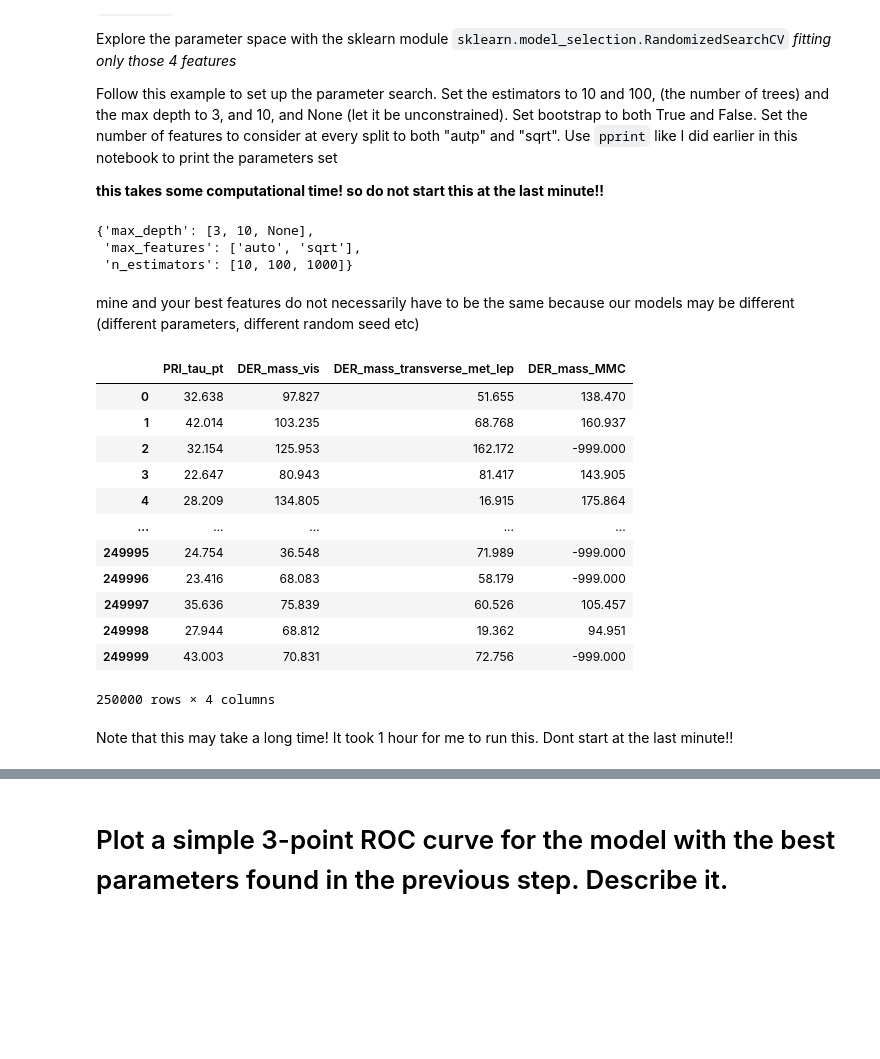
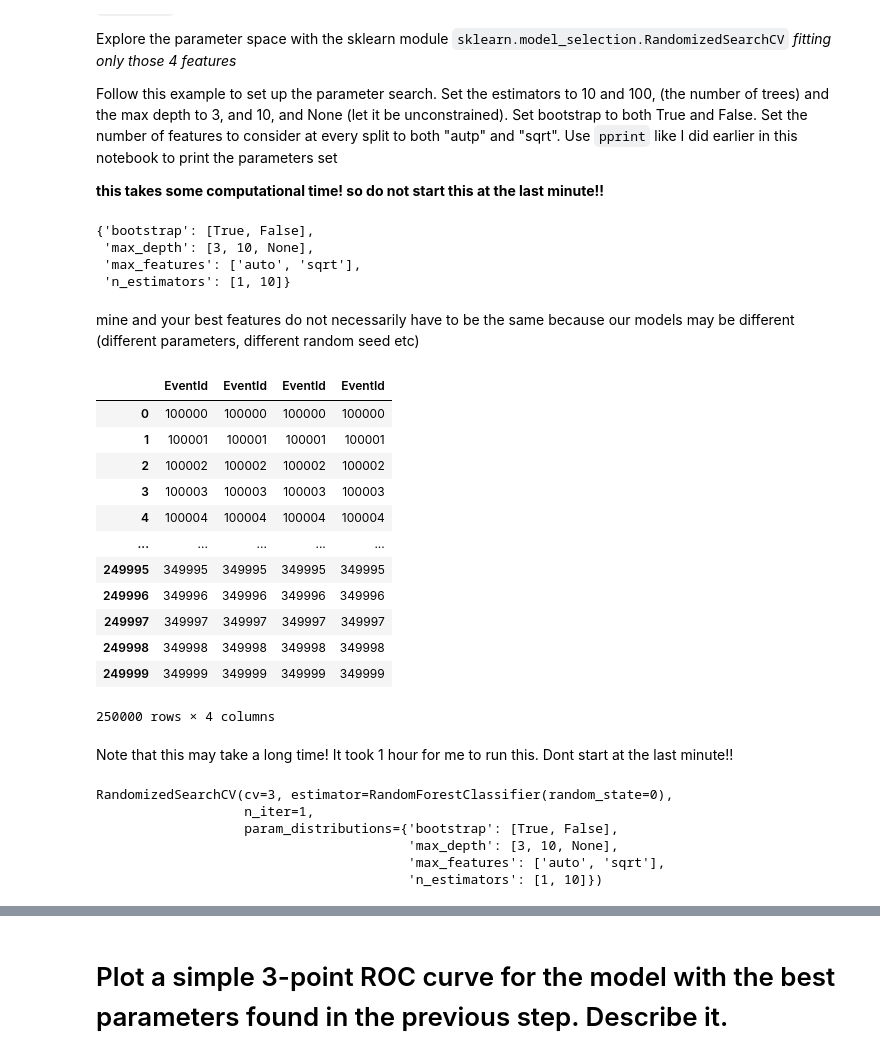
Before and after one commit to ElenaManari/MLPNS_EManari, a Jupyter notebook: Elena_higgsbosonSearch.ipynb, the cells around one changed output, grey strips where cells are left out. Drawn from its saved outputs; the diff is of its cells as text; code cells hidden in the pictures; blank space fills up the shorter version.

````diff
--- a/Elena_higgsbosonSearch.ipynb
+++ b/Elena_higgsbosonSearch.ipynb
@@ -173,2 +148,2 @@ Parameters currently in use:
 # %%
-gbt = GradientBoostingClassifier(...)
+gbt = GradientBoostingClassifier(random_state=0)
@@ -175,3 +154,3 @@ gbt = GradientBoostingClassifier(...)
 # %%
-rf.fit(...)
-gbt.fit(...)
+rf.fit(X_train,labels_train)
+gbt.fit(X_train,labels_train)
@@ -230,7 +216,7 @@ traindata_weights, testdata_weights, train_weights, test_weights = ...
 # %%
-from sklearn.ensemble import RandomForestRegressor
+from sklearn.ensemble import RandomForestRegressor, GradientBoostingRegressor
 rfR = RandomForestRegressor(n_estimators=100, max_depth=3,
                                   random_state=0)
-rfR.fit(...)
-gbtR = ...
-gbtR.fit(...)
+rfR.fit(X_train, weights_train)
+gbtR =GradientBoostingRegressor(random_state=0)
+gbtR.fit(X_train,weights_train)
@@ -251,29 +248,38 @@
 Follow this example to set up the parameter search. Set the estimators to 10 and 100, (the number of trees) and the max depth to 3, and 10, and None (let it be unconstrained). Set bootstrap to both True and False. Set the number of features to consider at every split to both "autp" and "sqrt". Use ```pprint``` like I did earlier in this notebook to print the parameters set
 
 **this takes some computational time! so do not start this at the last minute!!**
-# %%
-pprint(random_grid)
-# %% [output]
-{'max_depth': [3, 10, None],
- 'max_features': ['auto', 'sqrt'],
- 'n_estimators': [10, 100, 1000]}
+# %%
+inds = np.argsort(rfR.feature_importances_)
+best_features_index = rfR.feature_importances_[inds[-4:]]
+# %%
+from pprint import pprint
+from sklearn.model_selection import RandomizedSearchCV
+X_train2 = X_train[:,inds[-4:]]
+RandomForestRegressor()
+random_grid={'n_estimators':[1,10],'max_depth':[3,10,None],'bootstrap':[True,False],'max_features':['auto','sqrt']}
+pprint(random_grid)
+# %% [output]
+{'bootstrap': [True, False],
+ 'max_depth': [3, 10, None],
+ 'max_features': ['auto', 'sqrt'],
+ 'n_estimators': [1, 10]}
 # %% [markdown]
  mine and your best features do not necessarily have to be the same because our models may be different (different parameters, different random seed etc)
 # %%
-higgsdata.iloc[:, best_features_index]
+higgs.iloc[:, best_features_index]
 # %% [output]
-|  | PRI_tau_pt | DER_mass_vis | DER_mass_transverse_met_lep | DER_mass_MMC |
-| 0 | 32.638 | 97.827 | 51.655 | 138.470 |
-| 1 | 42.014 | 103.235 | 68.768 | 160.937 |
-| 2 | 32.154 | 125.953 | 162.172 | -999.000 |
-| 3 | 22.647 | 80.943 | 81.417 | 143.905 |
-| 4 | 28.209 | 134.805 | 16.915 | 175.864 |
+|  | EventId | EventId | EventId | EventId |
+| 0 | 100000 | 100000 | 100000 | 100000 |
+| 1 | 100001 | 100001 | 100001 | 100001 |
+| 2 | 100002 | 100002 | 100002 | 100002 |
+| 3 | 100003 | 100003 | 100003 | 100003 |
+| 4 | 100004 | 100004 | 100004 | 100004 |
 | ... | ... | ... | ... | ... |
-| 249995 | 24.754 | 36.548 | 71.989 | -999.000 |
-| 249996 | 23.416 | 68.083 | 58.179 | -999.000 |
-| 249997 | 35.636 | 75.839 | 60.526 | 105.457 |
-| 249998 | 27.944 | 68.812 | 19.362 | 94.951 |
-| 249999 | 43.003 | 70.831 | 72.756 | -999.000 |
+| 249995 | 349995 | 349995 | 349995 | 349995 |
+| 249996 | 349996 | 349996 | 349996 | 349996 |
+| 249997 | 349997 | 349997 | 349997 | 349997 |
+| 249998 | 349998 | 349998 | 349998 | 349998 |
+| 249999 | 349999 | 349999 | 349999 | 349999 |
 250000 rows × 4 columns
 # %%
 # Use the random grid to search for best hyperparameters
@@ -285,7 +291,14 @@ random_search = RandomizedSearchCV(estimator = rf, param_distributions=random_gr
 # %% [markdown]
 Note that this may take a long time! It took 1 hour for me to run this. Dont start at the last minute!!
 # %%
-random_search.fit(...
+random_search.fit(X_train2,labels_train)
+# %% [output]
+RandomizedSearchCV(cv=3, estimator=RandomForestClassifier(random_state=0),
+                   n_iter=1,
+                   param_distributions={'bootstrap': [True, False],
+                                        'max_depth': [3, 10, None],
+                                        'max_features': ['auto', 'sqrt'],
+                                        'n_estimators': [1, 10]})
 # %%
 print("Tuned RF  Parameters: {}".format(...))
 print("Best score is {}".format(...))
````
Also changed, not shown: parts of 29 cells of this notebook.
